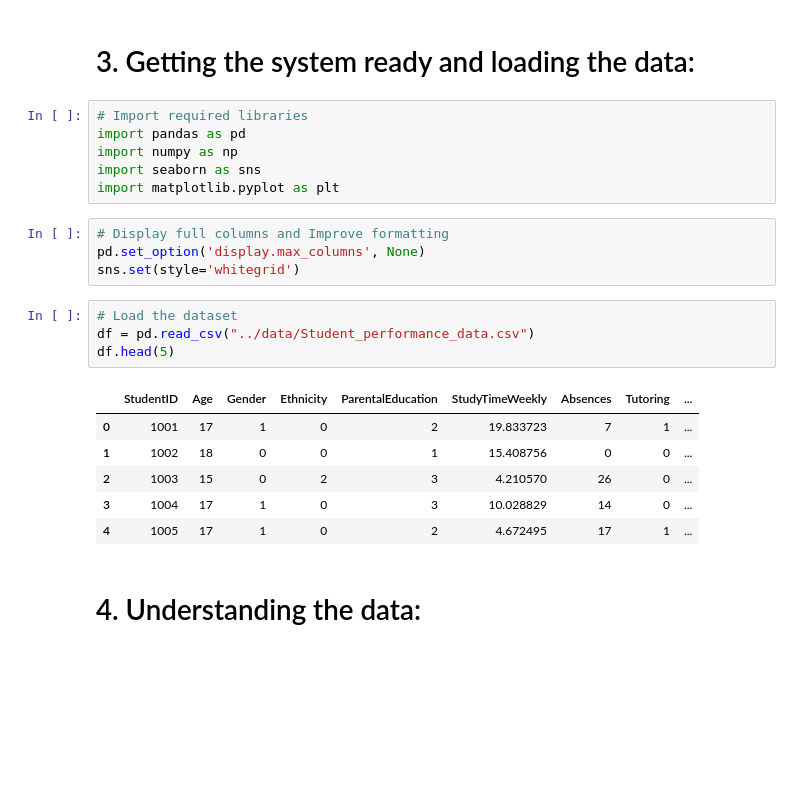
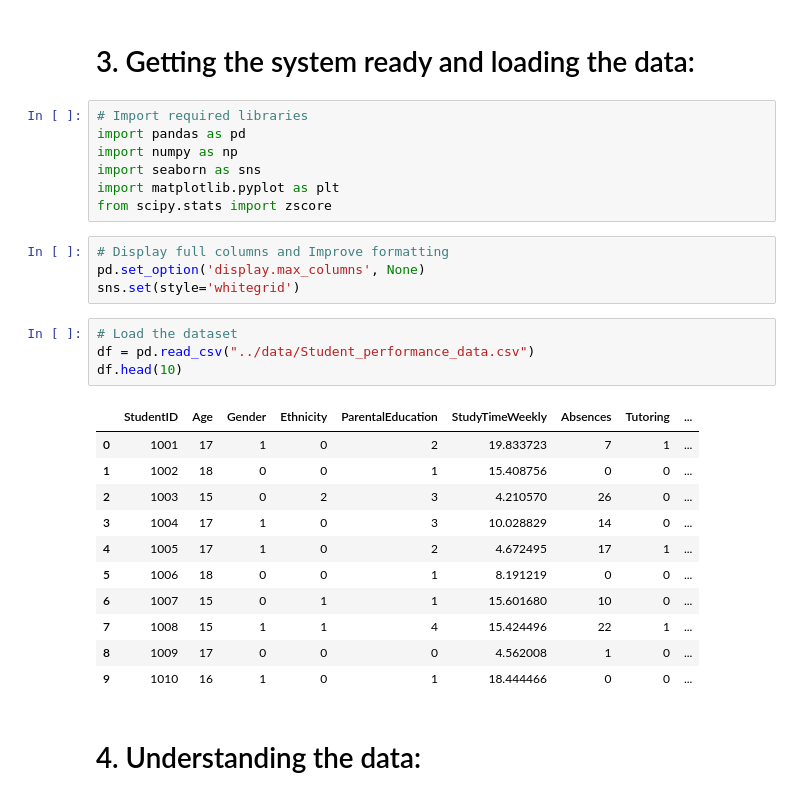
Before and after one commit to CantCode29/MLG382ProjectFolder, a Jupyter notebook: notebooks/BrightAcademyGradeAnalysisAndPredictionNoteBook.ipynb, the cells around one changed output. Cells and saved outputs as stored; diff of their text form; blank space fills up the shorter version.

```diff
--- a/notebooks/BrightAcademyGradeAnalysisAndPredictionNoteBook.ipynb
+++ b/notebooks/BrightAcademyGradeAnalysisAndPredictionNoteBook.ipynb
@@ -18,6 +18,7 @@ import pandas as pd
 import numpy as np
 import seaborn as sns
 import matplotlib.pyplot as plt
+from scipy.stats import zscore
 # %%
 # Display full columns and Improve formatting
 pd.set_option('display.max_columns', None)
@@ -25,14 +26,19 @@ sns.set(style='whitegrid')
 # %%
 # Load the dataset
 df = pd.read_csv("../data/Student_performance_data.csv")
-df.head(5)
+df.head(10)
 # %% [output]
 |  | StudentID | Age | Gender | Ethnicity | ParentalEducation | StudyTimeWeekly | Absences | Tutoring | ... |
 | 0 | 1001 | 17 | 1 | 0 | 2 | 19.833723 | 7 | 1 | ... |
 | 1 | 1002 | 18 | 0 | 0 | 1 | 15.408756 | 0 | 0 | ... |
 | 2 | 1003 | 15 | 0 | 2 | 3 | 4.210570 | 26 | 0 | ... |
 | 3 | 1004 | 17 | 1 | 0 | 3 | 10.028829 | 14 | 0 | ... |
 | 4 | 1005 | 17 | 1 | 0 | 2 | 4.672495 | 17 | 1 | ... |
+| 5 | 1006 | 18 | 0 | 0 | 1 | 8.191219 | 0 | 0 | ... |
+| 6 | 1007 | 15 | 0 | 1 | 1 | 15.601680 | 10 | 0 | ... |
+| 7 | 1008 | 15 | 1 | 1 | 4 | 15.424496 | 22 | 1 | ... |
+| 8 | 1009 | 17 | 0 | 0 | 0 | 4.562008 | 1 | 0 | ... |
+| 9 | 1010 | 16 | 1 | 0 | 1 | 18.444466 | 0 | 0 | ... |
 # %% [markdown]
 # 4. Understanding the data:
 # %% [markdown]
```
Also changed, not shown: parts of 7 cells of this notebook.
